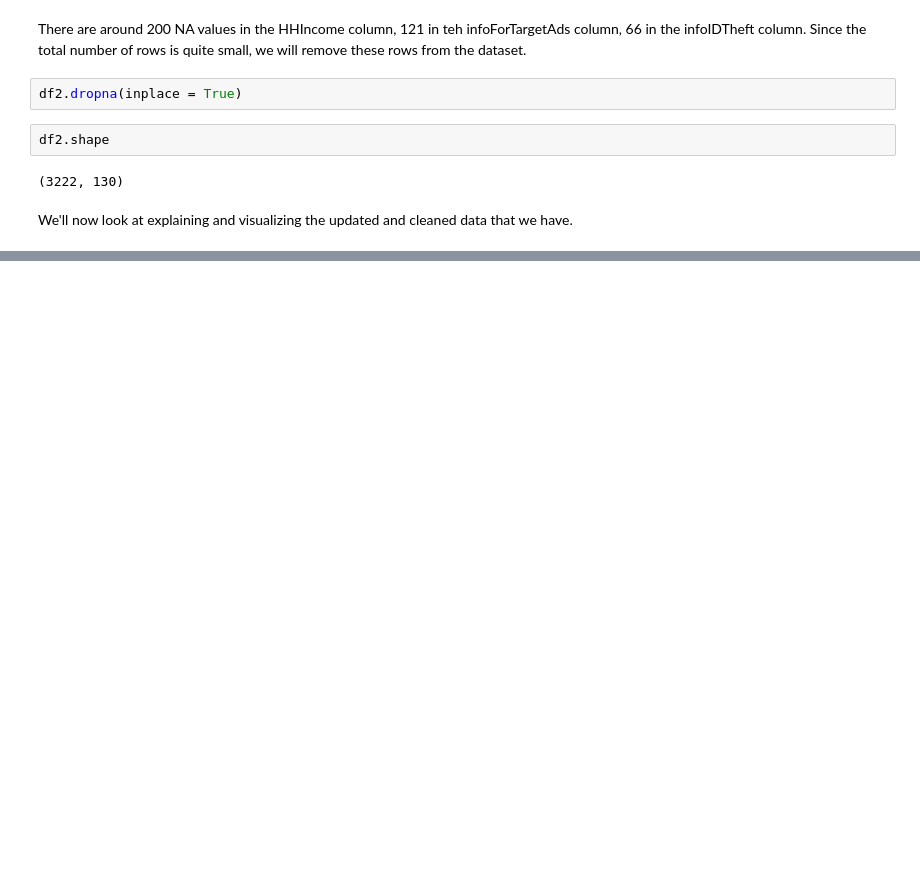
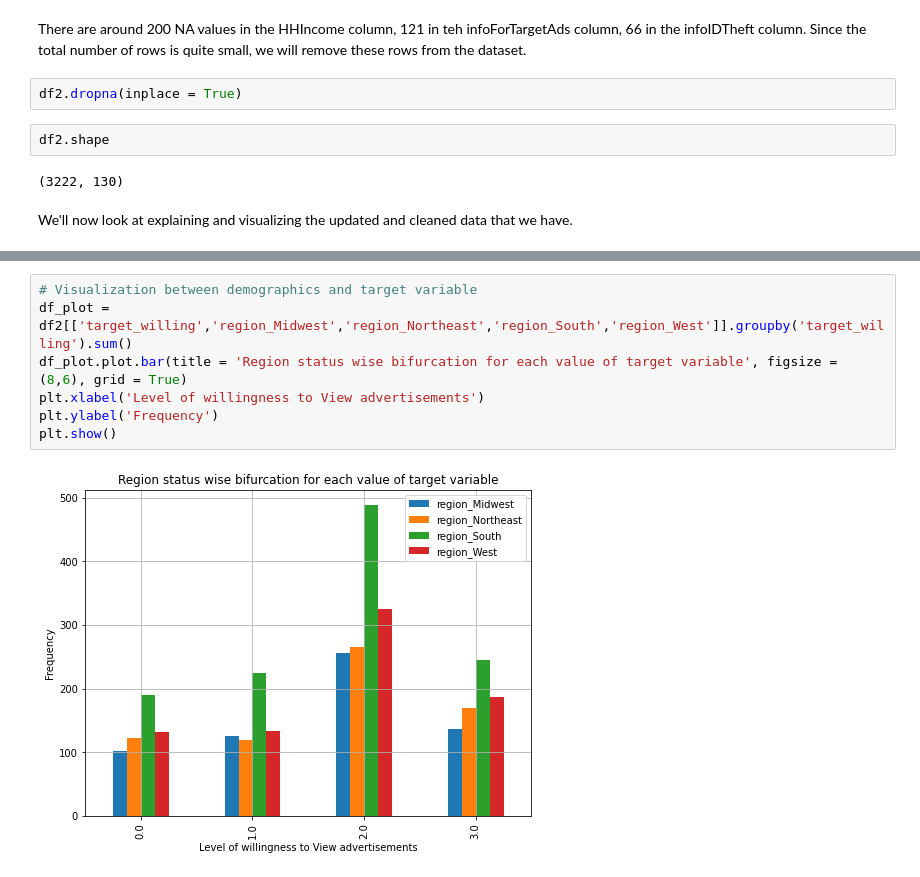
Before and after one commit to aud-z/DeloitteDigitalDemocracy, a Jupyter notebook: DSPM_v1.ipynb, the cells around one changed output, grey strips where cells are left out. Drawn from its saved outputs; the diff is of its cells as text; blank space fills up the shorter version.

```diff
--- a/DSPM_v1.ipynb
+++ b/DSPM_v1.ipynb
@@ -397,0 +423,9 @@ df.describe().transpose()
+# %%
+# Visualization between demographics and target variable
+df_plot = df2[['target_willing','region_Midwest','region_Northeast','region_South','region_West']].groupby('target_willing').sum()
+df_plot.plot.bar(title = 'Region status wise bifurcation for each value of target variable', figsize = (8,6), grid = True)
+plt.xlabel('Level of willingness to View advertisements')
+plt.ylabel('Frequency')
+plt.show()
+# %% [output]
+[figure, added]
```
Also changed, not shown: parts of 17 cells of this notebook.
